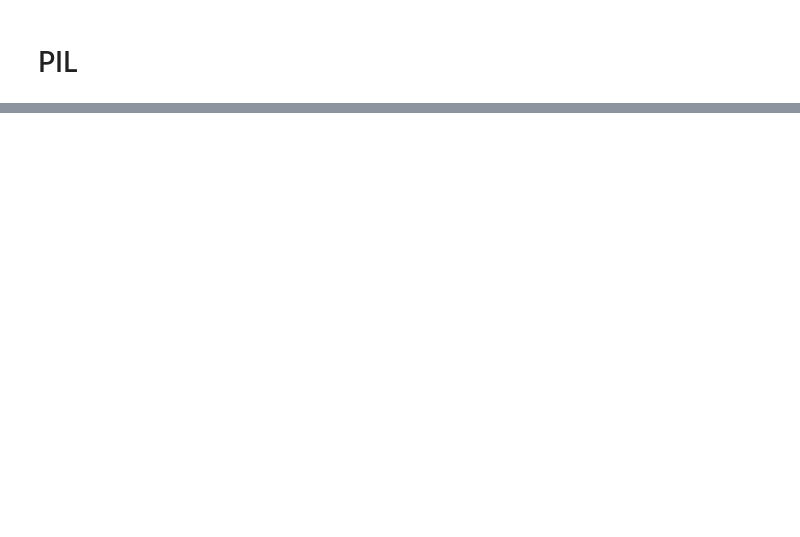
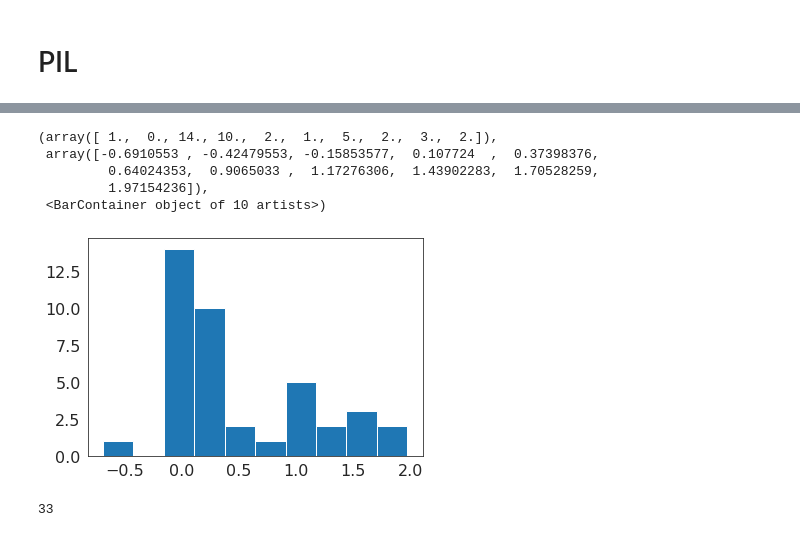
Before and after one commit to divyashan/test-time-augmentation, a Jupyter notebook: cifar_plots.ipynb, the cells around one changed output, grey strips where cells are left out. Drawn from its saved outputs; the diff is of its cells as text; code cells hidden in the pictures; blank space fills up the shorter version.

```diff
--- a/cifar_plots.ipynb
+++ b/cifar_plots.ipynb
@@ -270,3 +397,16 @@ orig_standard = standard[(standard['aug'] == 'orig')]['top1']
+# %%
+plt.hist(np.array(ours_expanded) - np.array(gps_expanded))
+# %% [output]
+(array([ 1.,  0., 14., 10.,  2.,  1.,  5.,  2.,  3.,  2.]),
+ array([-0.6910553 , -0.42479553, -0.15853577,  0.107724  ,  0.37398376,
+         0.64024353,  0.9065033 ,  1.17276306,  1.43902283,  1.70528259,
+         1.97154236]),
+ <BarContainer object of 10 artists>)
+[figure, added]
+# %%
+len(np.where(np.array(ours_standard) - np.array(gps_standard) > 0)[0])
+# %% [output]
+33
 # %%
 from scipy.stats import wilcoxon
 print(wilcoxon(ours_expanded, gps_expanded))
```
Also changed, not shown: parts of 15 cells of this notebook, 34 other files.
